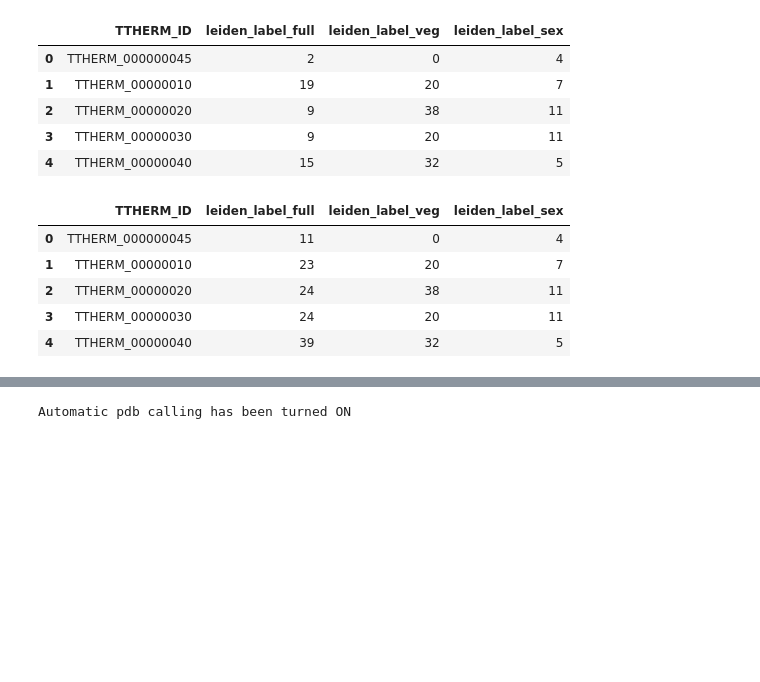
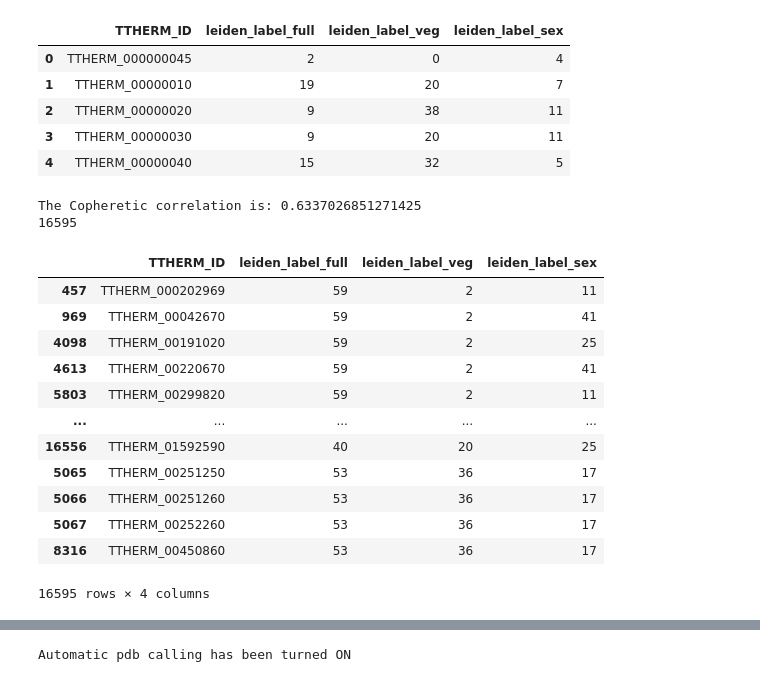
Before and after one commit to ltsypin/TGNE-2022, a Jupyter notebook: TGNE/embedding/embedding_and_app.ipynb, the cells around one changed output, grey strips where cells are left out. Saved outputs shown, nothing was run; the diff lists cells and outputs as text; code cells hidden in the pictures; blank space fills up the shorter version.

```diff
--- a/TGNE/embedding/embedding_and_app.ipynb
+++ b/TGNE/embedding/embedding_and_app.ipynb
@@ -1730,14 +1734,21 @@ leiden_label_df_round_1.head()
 | 2 | TTHERM_00000020 | 9 | 38 | 11 |
 | 3 | TTHERM_00000030 | 9 | 20 | 11 |
 | 4 | TTHERM_00000040 | 15 | 32 | 5 |
-# %%
-leiden_label_df_round_1['leiden_label_full'] = leiden_label_df_round_1['leiden_label_full'].map(sorterIndex)
-# %%
-leiden_label_df_round_1.head()
-# %% [output]
-|  | TTHERM_ID | leiden_label_full | leiden_label_veg | leiden_label_sex |
-| 0 | TTHERM_000000045 | 11 | 0 | 4 |
-| 1 | TTHERM_00000010 | 23 | 20 | 7 |
-| 2 | TTHERM_00000020 | 24 | 38 | 11 |
-| 3 | TTHERM_00000030 | 24 | 20 | 11 |
-| 4 | TTHERM_00000040 | 39 | 32 | 5 |
+# %%
+arrange_modules(full_filtered_norm_df, leiden_label_df_round_1, 'leiden', 'full')
+# %% [output]
+The Copheretic correlation is: 0.6337026851271425
+16595
+|  | TTHERM_ID | leiden_label_full | leiden_label_veg | leiden_label_sex |
+| 457 | TTHERM_000202969 | 59 | 2 | 11 |
+| 969 | TTHERM_00042670 | 59 | 2 | 41 |
+| 4098 | TTHERM_00191020 | 59 | 2 | 25 |
+| 4613 | TTHERM_00220670 | 59 | 2 | 41 |
+| 5803 | TTHERM_00299820 | 59 | 2 | 11 |
+| ... | ... | ... | ... | ... |
+| 16556 | TTHERM_01592590 | 40 | 20 | 25 |
+| 5065 | TTHERM_00251250 | 53 | 36 | 17 |
+| 5066 | TTHERM_00251260 | 53 | 36 | 17 |
+| 5067 | TTHERM_00252260 | 53 | 36 | 17 |
+| 8316 | TTHERM_00450860 | 53 | 36 | 17 |
+16595 rows × 4 columns
```
Also changed, not shown: parts of 18 cells of this notebook.
